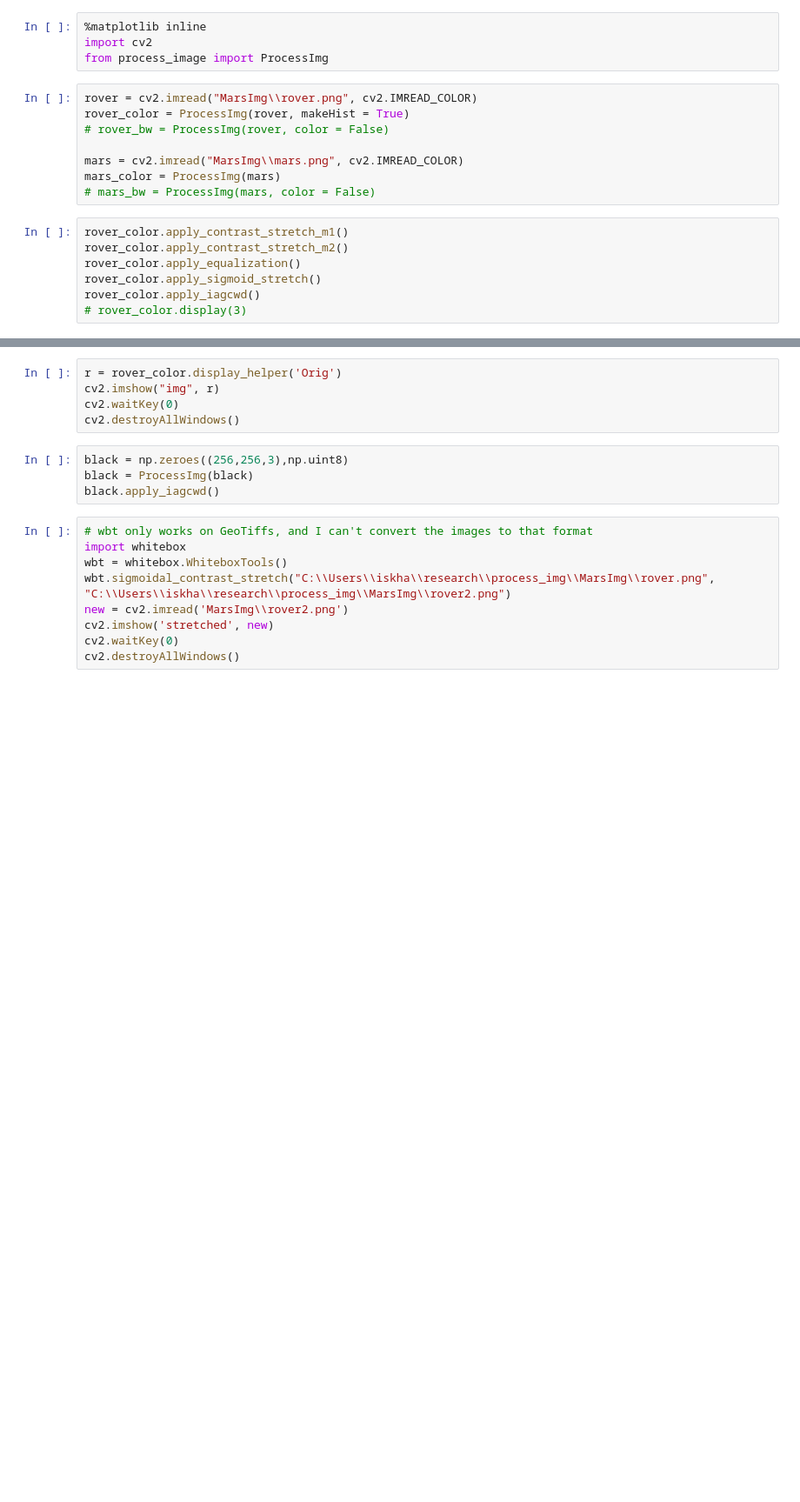
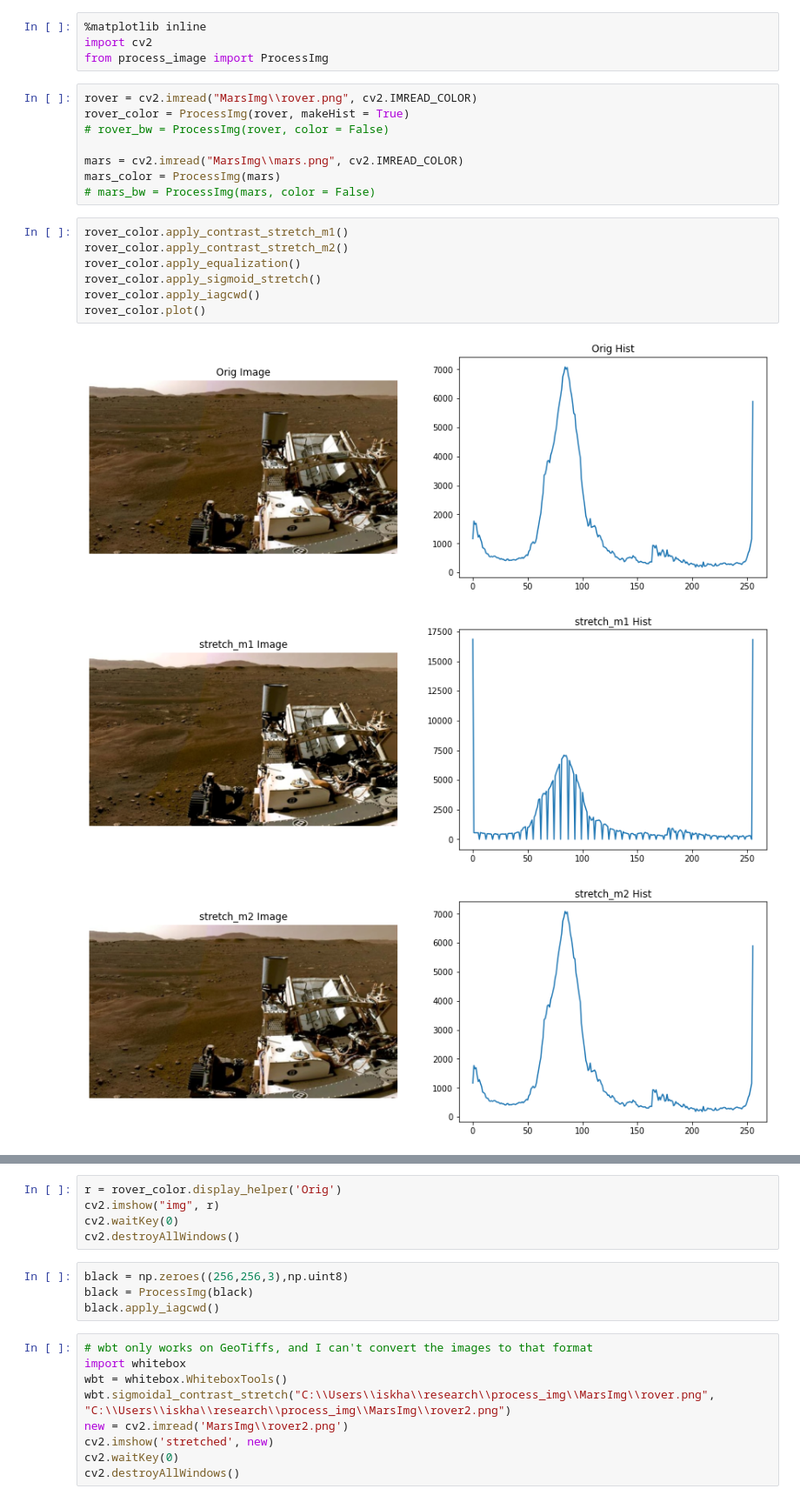
Before and after one commit to iskhakov-s/contrastStretch, a Jupyter notebook: Mars.ipynb, the cells around one changed output, grey strips where cells are left out. Shown at 87% size. Cells and saved outputs as stored; diff of their text form; blank space fills up the shorter version.

```diff
--- a/Mars.ipynb
+++ b/Mars.ipynb
@@ -13,7 +13,11 @@ mars_color = ProcessImg(mars)
 # %%
 rover_color.apply_contrast_stretch_m1()
 rover_color.apply_contrast_stretch_m2()
 rover_color.apply_equalization()
 rover_color.apply_sigmoid_stretch()
 rover_color.apply_iagcwd()
-# rover_color.display(3)
+rover_color.plot()
+# %% [output]
+[figure, added]
+[figure, added]
+[figure, added]
```
Also changed, not shown: parts of 3 cells of this notebook, 2 other files.
